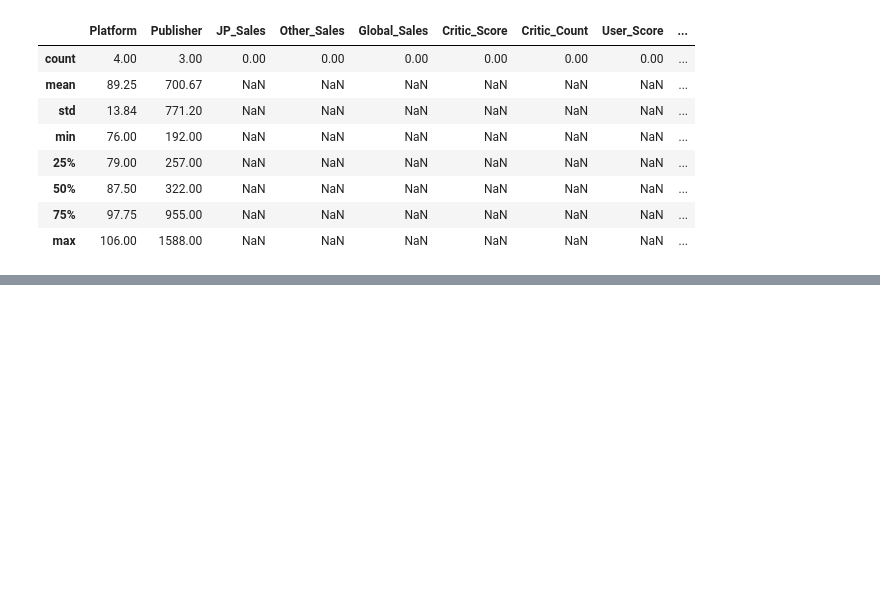
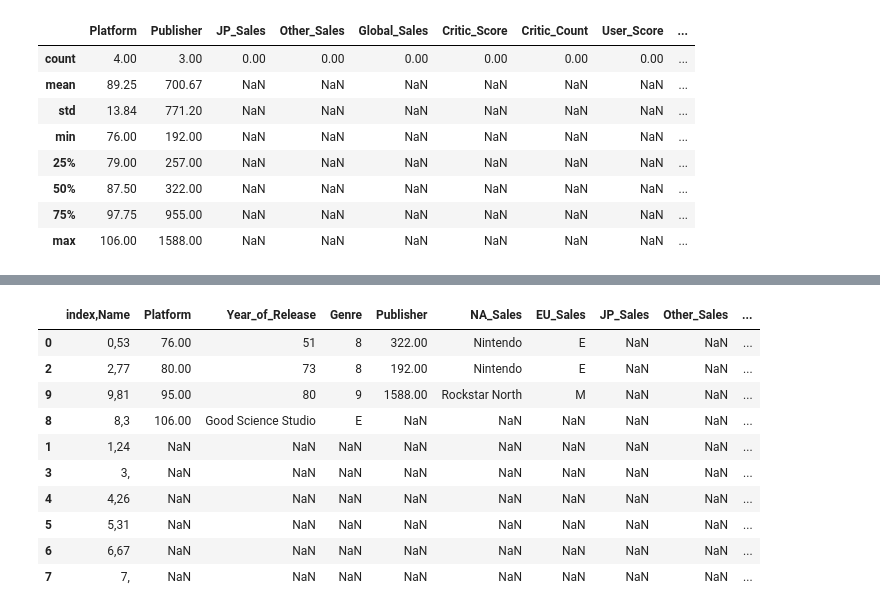
Before and after one commit to RishiKumar156/jupyter_noteBooks, a Jupyter notebook: Pandas_excel.ipynb, the cells around one changed output, grey strips where cells are left out. Drawn from its saved outputs; the diff is of its cells as text; code cells hidden in the pictures; blank space fills up the shorter version.

```diff
--- a/Pandas_excel.ipynb
+++ b/Pandas_excel.ipynb
@@ -64,0 +107,14 @@ df.isnull().sum() #this isnull used to find the null data and .sum() used to fin
+# %%
+df.sort_values(by="Platform")  #sort based on the column name
+# %% [output]
+|  | index,Name | Platform | Year_of_Release | Genre | Publisher | NA_Sales | EU_Sales | JP_Sales | Other_Sales | ... |
+| 0 | 0,53 | 76.00 | 51 | 8 | 322.00 | Nintendo | E | NaN | NaN | ... |
+| 2 | 2,77 | 80.00 | 73 | 8 | 192.00 | Nintendo | E | NaN | NaN | ... |
+| 9 | 9,81 | 95.00 | 80 | 9 | 1588.00 | Rockstar North | M | NaN | NaN | ... |
+| 8 | 8,3 | 106.00 | Good Science Studio | E | NaN | NaN | NaN | NaN | NaN | ... |
+| 1 | 1,24 | NaN | NaN | NaN | NaN | NaN | NaN | NaN | NaN | ... |
+| 3 | 3, | NaN | NaN | NaN | NaN | NaN | NaN | NaN | NaN | ... |
+| 4 | 4,26 | NaN | NaN | NaN | NaN | NaN | NaN | NaN | NaN | ... |
+| 5 | 5,31 | NaN | NaN | NaN | NaN | NaN | NaN | NaN | NaN | ... |
+| 6 | 6,67 | NaN | NaN | NaN | NaN | NaN | NaN | NaN | NaN | ... |
+| 7 | 7, | NaN | NaN | NaN | NaN | NaN | NaN | NaN | NaN | ... |
```
Also changed, not shown: parts of 2 cells of this notebook.
